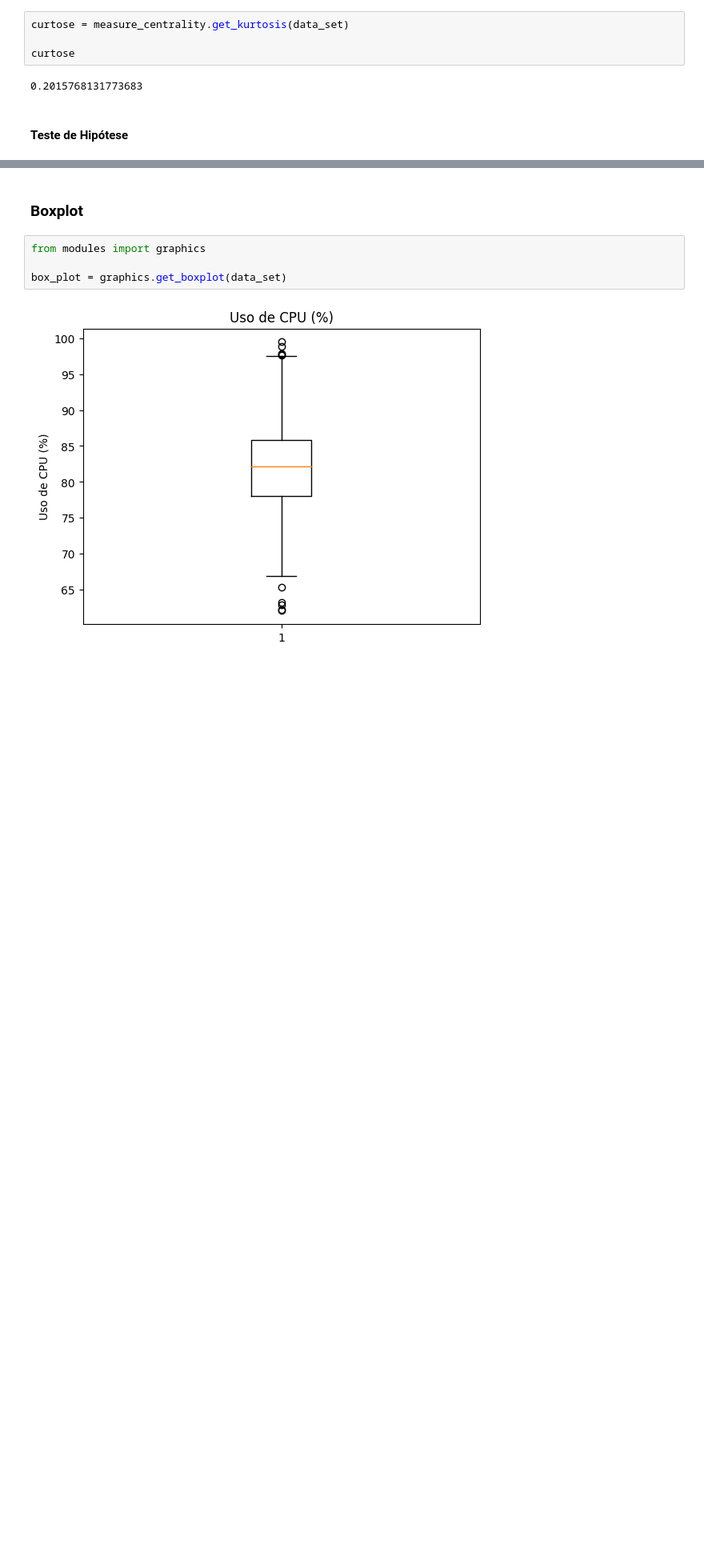
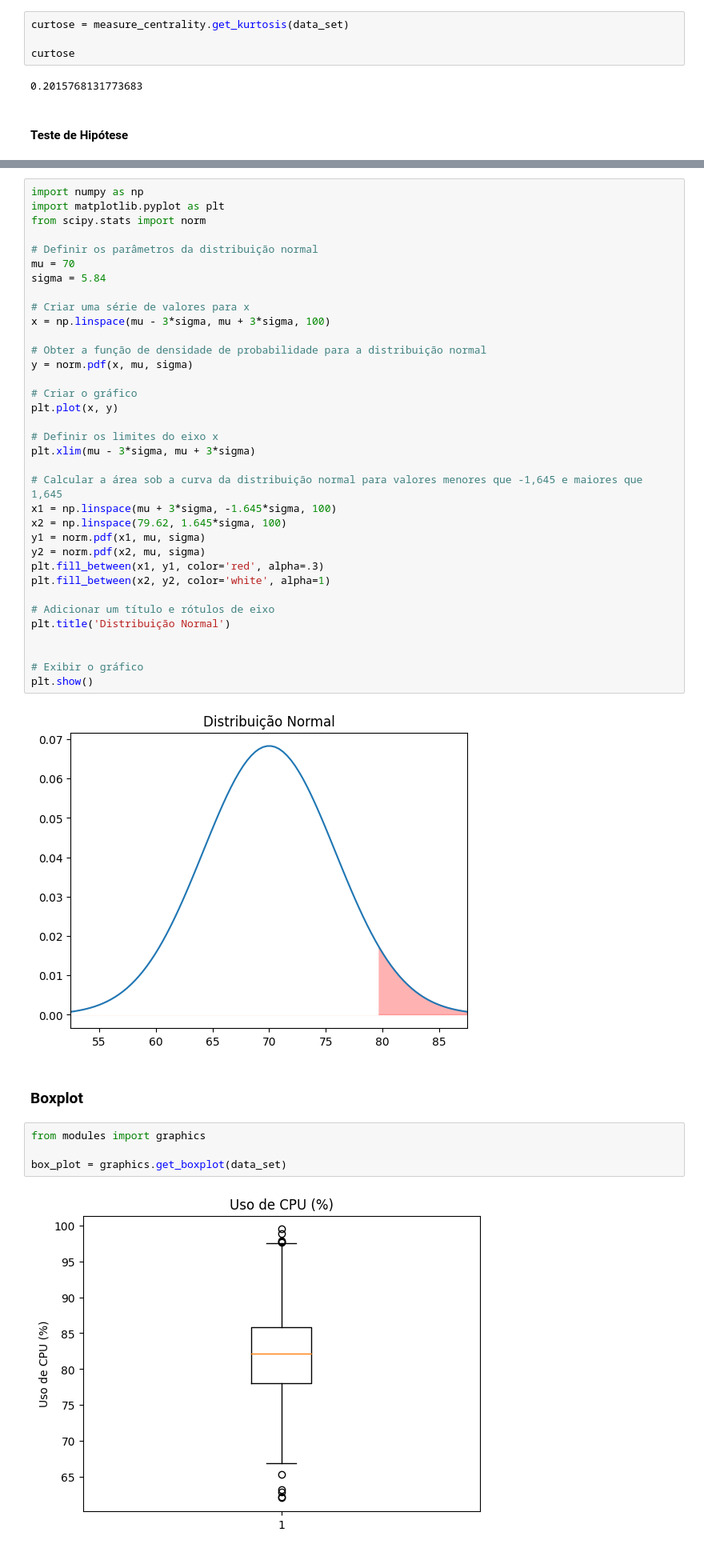
Before and after one commit to HitaloNasc/project-statistics-and-probability-computing, a Jupyter notebook: src/main.ipynb, the cells around one changed output, grey strips where cells are left out. Shown at 80% size. Drawn from its saved outputs; the diff is of its cells as text; blank space fills up the shorter version.

Commit message:
feature: gráfico teste de hipótese

```diff
--- a/src/main.ipynb
+++ b/src/main.ipynb
@@ -165,4 +165,41 @@ z-score is: 64.90069790159892  and critical value is: 1.959963984540054
 Hipótese Nula foi rejeitada
+# %%
+import numpy as np
+import matplotlib.pyplot as plt
+from scipy.stats import norm
+
+# Definir os parâmetros da distribuição normal
+mu = 70
+sigma = 5.84
+
+# Criar uma série de valores para x
+x = np.linspace(mu - 3*sigma, mu + 3*sigma, 100)
+
+# Obter a função de densidade de probabilidade para a distribuição normal
+y = norm.pdf(x, mu, sigma)
+
+# Criar o gráfico
+plt.plot(x, y)
+
+# Definir os limites do eixo x
+plt.xlim(mu - 3*sigma, mu + 3*sigma)
+
+# Calcular a área sob a curva da distribuição normal para valores menores que -1,645 e maiores que 1,645
+x1 = np.linspace(mu + 3*sigma, -1.645*sigma, 100)
+x2 = np.linspace(79.62, 1.645*sigma, 100)
+y1 = norm.pdf(x1, mu, sigma)
+y2 = norm.pdf(x2, mu, sigma)
+plt.fill_between(x1, y1, color='red', alpha=.3)
+plt.fill_between(x2, y2, color='white', alpha=1)
+
+# Adicionar um título e rótulos de eixo
+plt.title('Distribuição Normal')
+
+
+# Exibir o gráfico
+plt.show()
+# %% [output]
+[figure, added]
 # %% [markdown]
 ### Boxplot
 # %%
```
Also changed, not shown: parts of 1 cell of this notebook.
